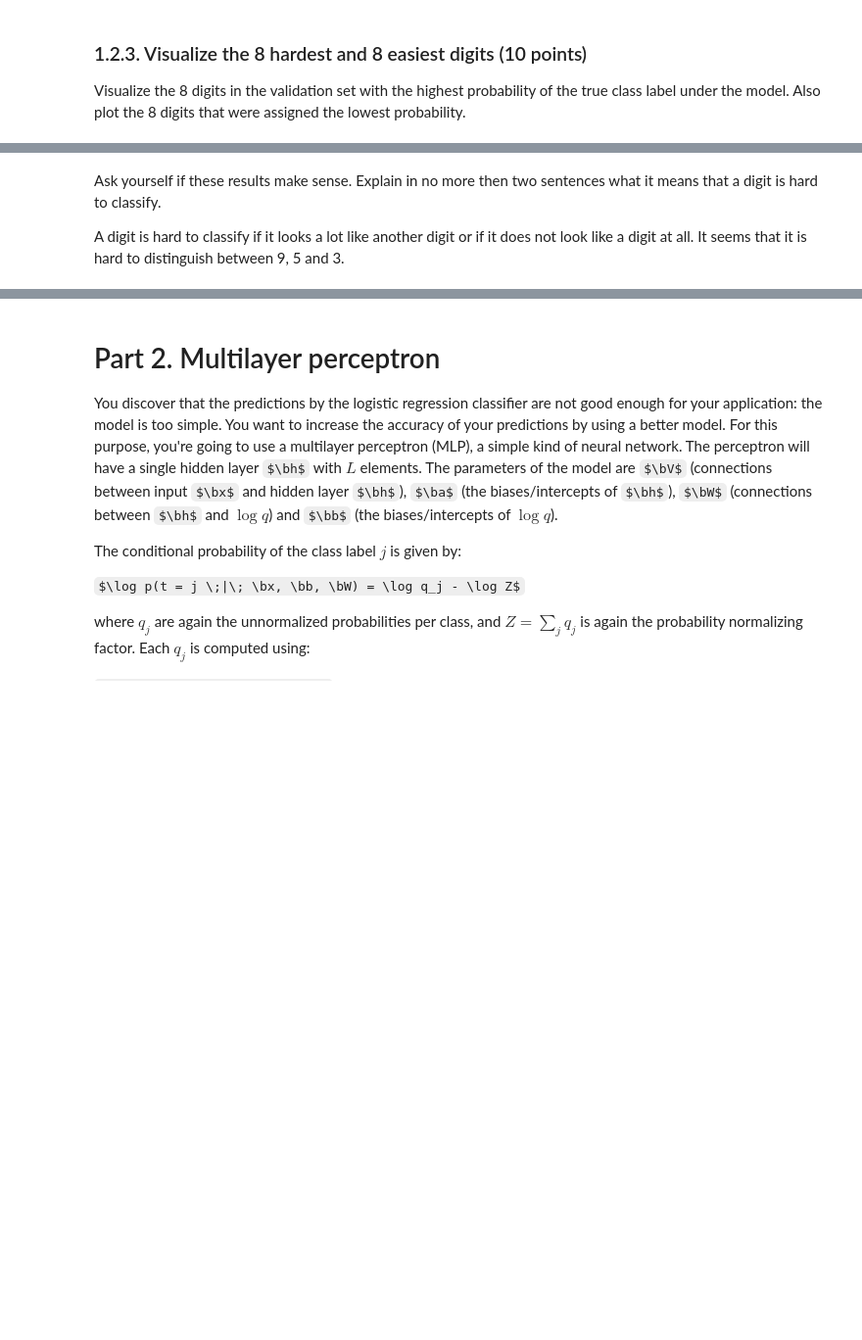
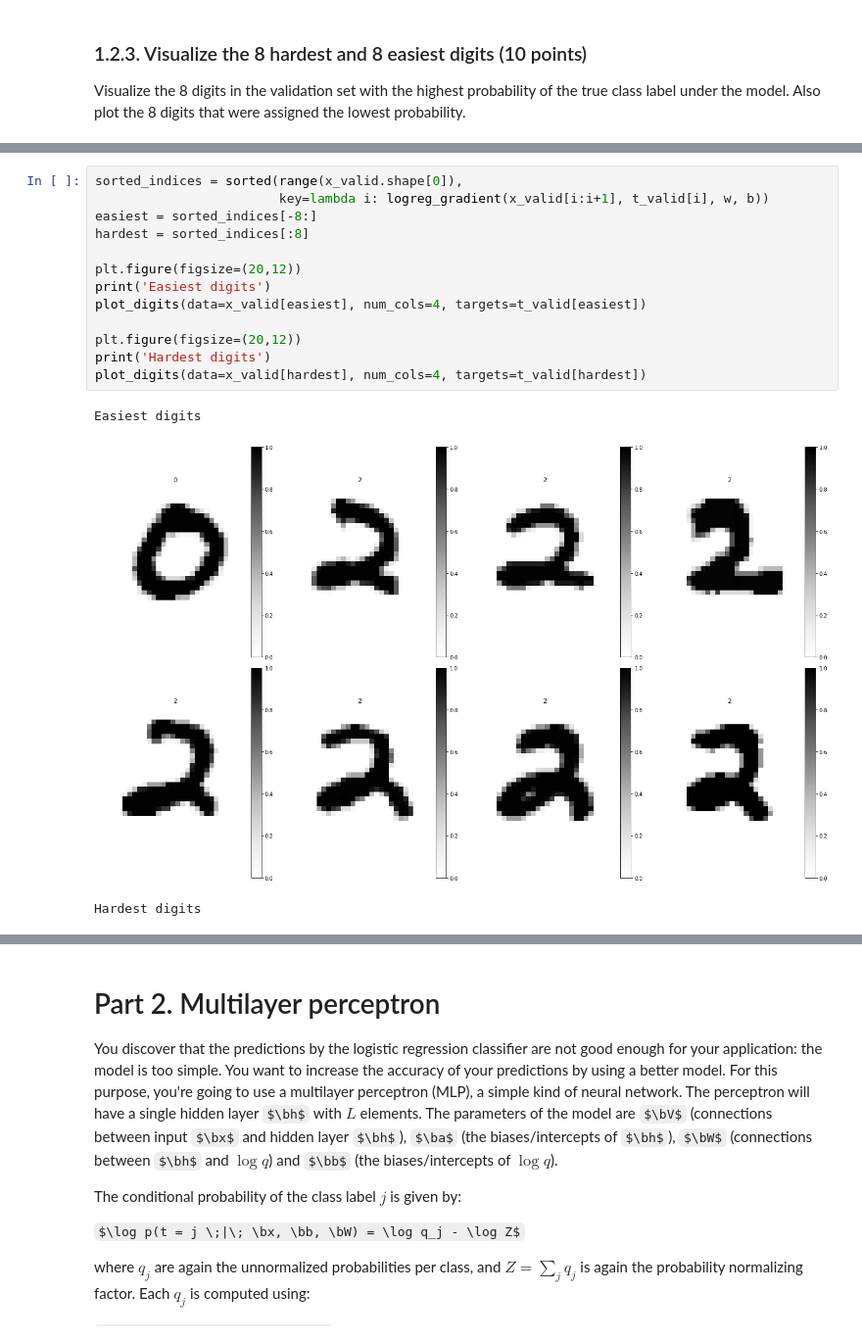
Before and after one commit to Kalsir/ml1_lab2, a Jupyter notebook: 11025352_11924462_lab2.ipynb, the cells around one changed output, grey strips where cells are left out. Shown: that part at 98% size. Saved outputs shown, nothing was run; the diff lists cells and outputs as text; some formulas as TeX source; blank space fills up the shorter version.

```diff
--- a/11025352_11924462_lab2.ipynb
+++ b/11025352_11924462_lab2.ipynb
@@ -566,4 +536,17 @@ Easiest:
-# %% [markdown]
-Ask yourself if these results make sense. Explain in no more then two sentences what it means that a digit is hard to classify.
-
-A digit is hard to classify if it looks a lot like another digit or if it does not look like a digit at all. It seems that it is hard to distinguish between 9, 5 and 3.
+# %%
+sorted_indices = sorted(range(x_valid.shape[0]),
+                        key=lambda i: logreg_gradient(x_valid[i:i+1], t_valid[i], w, b))
+easiest = sorted_indices[-8:]
+hardest = sorted_indices[:8]
+
+plt.figure(figsize=(20,12))
+print('Easiest digits')
+plot_digits(data=x_valid[easiest], num_cols=4, targets=t_valid[easiest])
+
+plt.figure(figsize=(20,12))
+print('Hardest digits')
+plot_digits(data=x_valid[hardest], num_cols=4, targets=t_valid[hardest])
+# %% [output]
+Easiest digits
+[figure, added]
+Hardest digits
```
Also changed, not shown: parts of 31 cells of this notebook.
